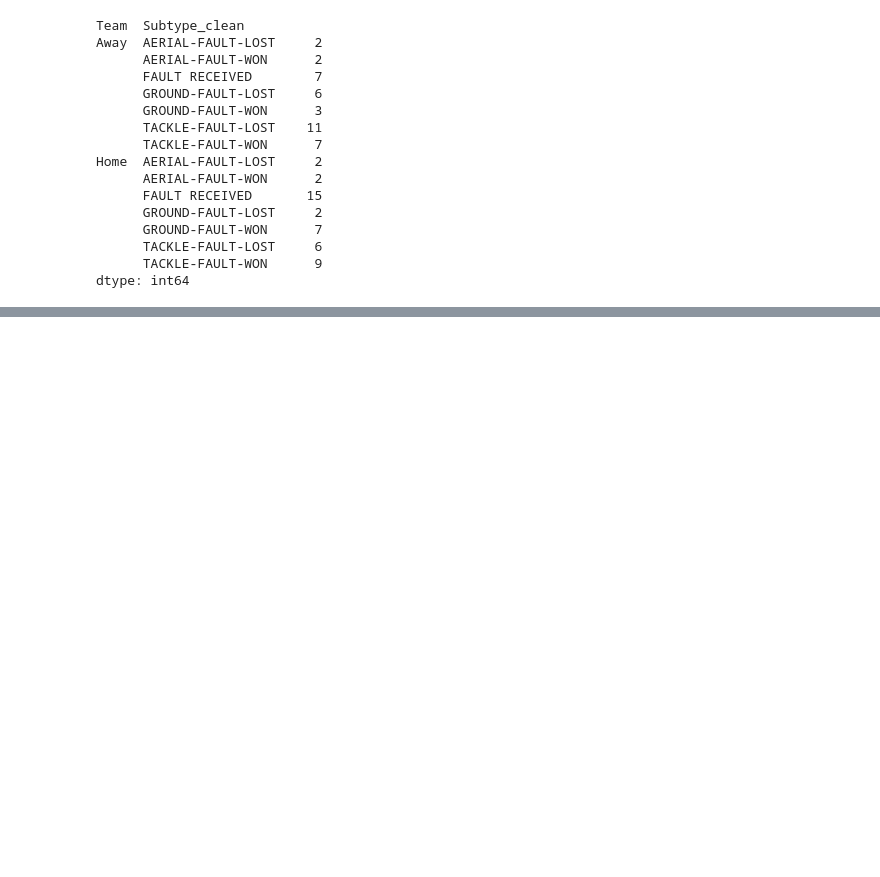
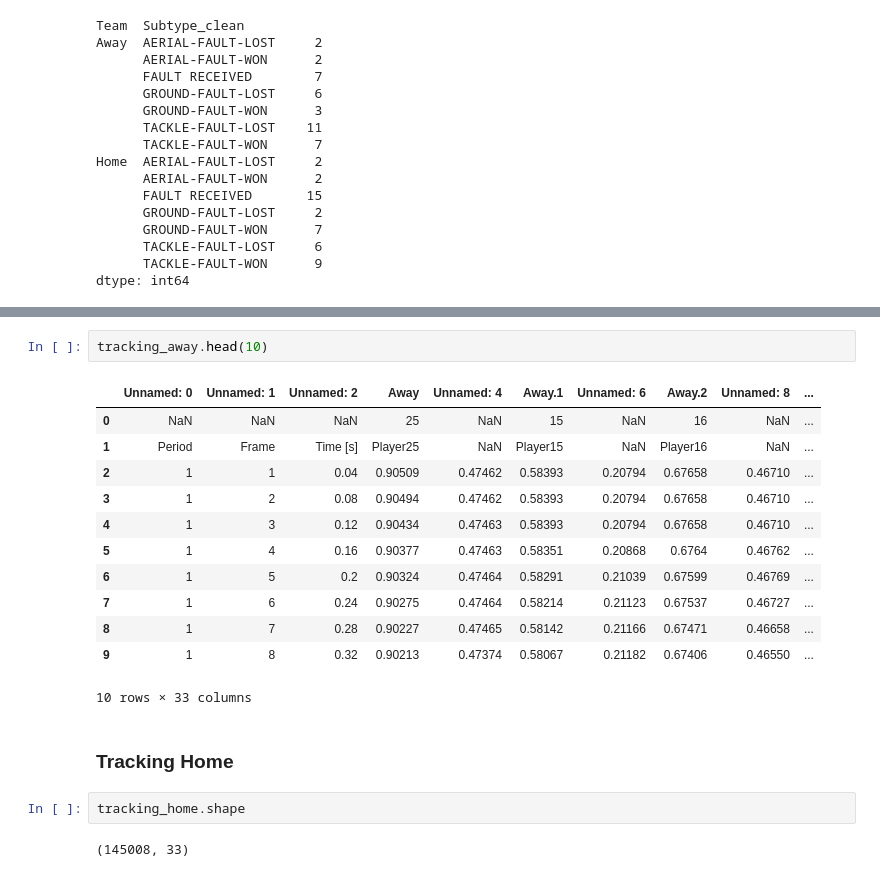
Before and after one commit to ieee-sb-uniwa/milon-football, a Jupyter notebook: notebooks/game1_analysis.ipynb, the cells around one changed output, grey strips where cells are left out. Drawn from its saved outputs; the diff is of its cells as text; blank space fills up the shorter version.

Commit message:
Found missing values in tracking data

```diff
--- a/notebooks/game1_analysis.ipynb
+++ b/notebooks/game1_analysis.ipynb
@@ -1125,0 +1455,21 @@ print(head_on_target.sort_values('Count', ascending=False))
+# %%
+tracking_away.head(10)
+# %% [output]
+|  | Unnamed: 0 | Unnamed: 1 | Unnamed: 2 | Away | Unnamed: 4 | Away.1 | Unnamed: 6 | Away.2 | Unnamed: 8 | ... |
+| 0 | NaN | NaN | NaN | 25 | NaN | 15 | NaN | 16 | NaN | ... |
+| 1 | Period | Frame | Time [s] | Player25 | NaN | Player15 | NaN | Player16 | NaN | ... |
+| 2 | 1 | 1 | 0.04 | 0.90509 | 0.47462 | 0.58393 | 0.20794 | 0.67658 | 0.46710 | ... |
+| 3 | 1 | 2 | 0.08 | 0.90494 | 0.47462 | 0.58393 | 0.20794 | 0.67658 | 0.46710 | ... |
+| 4 | 1 | 3 | 0.12 | 0.90434 | 0.47463 | 0.58393 | 0.20794 | 0.67658 | 0.46710 | ... |
+| 5 | 1 | 4 | 0.16 | 0.90377 | 0.47463 | 0.58351 | 0.20868 | 0.6764 | 0.46762 | ... |
+| 6 | 1 | 5 | 0.2 | 0.90324 | 0.47464 | 0.58291 | 0.21039 | 0.67599 | 0.46769 | ... |
+| 7 | 1 | 6 | 0.24 | 0.90275 | 0.47464 | 0.58214 | 0.21123 | 0.67537 | 0.46727 | ... |
+| 8 | 1 | 7 | 0.28 | 0.90227 | 0.47465 | 0.58142 | 0.21166 | 0.67471 | 0.46658 | ... |
+| 9 | 1 | 8 | 0.32 | 0.90213 | 0.47374 | 0.58067 | 0.21182 | 0.67406 | 0.46550 | ... |
+10 rows × 33 columns
+# %% [markdown]
+### Tracking Home
+# %%
+tracking_home.shape
+# %% [output]
+(145008, 33)
```
Also changed, not shown: parts of 44 cells of this notebook.
